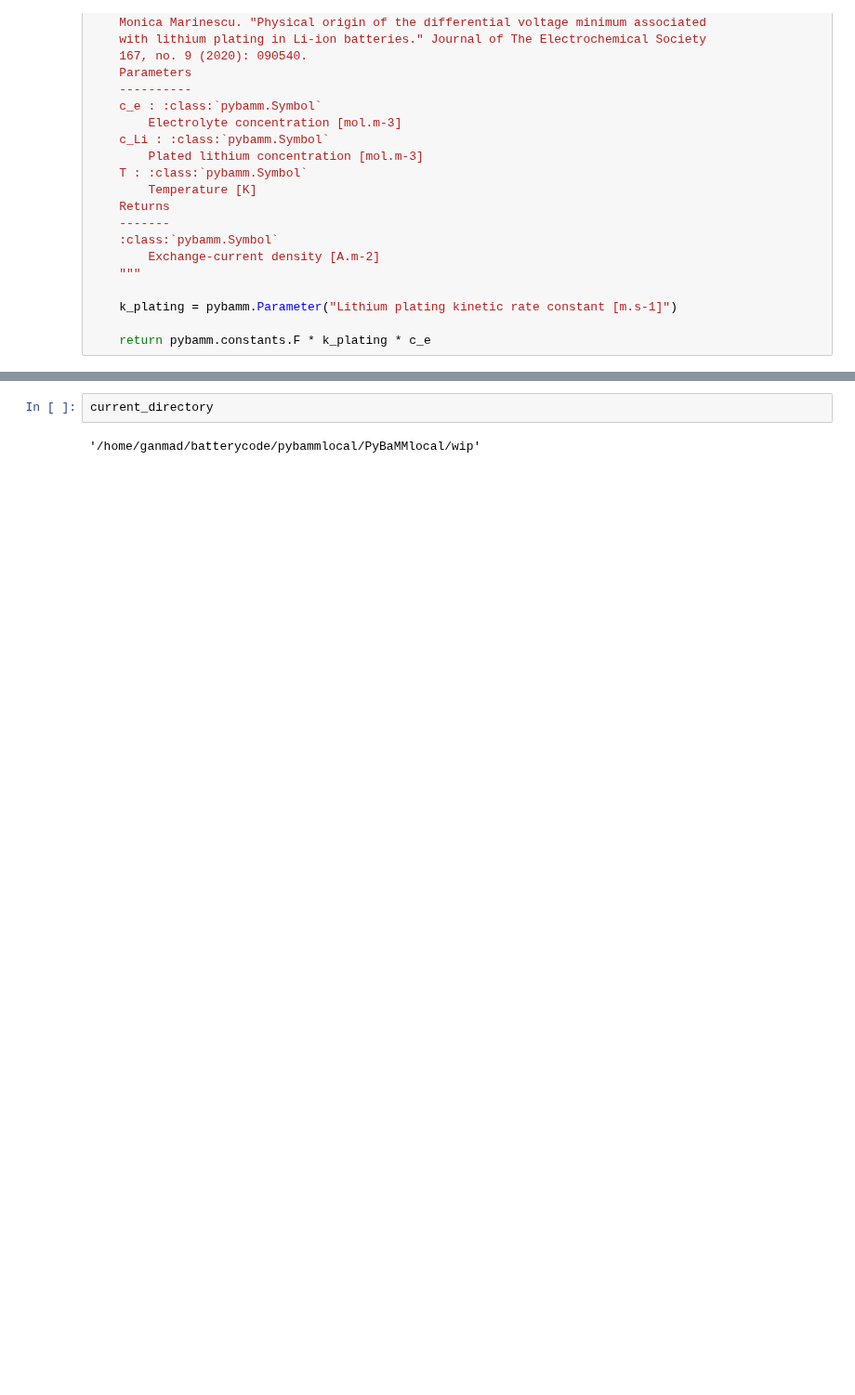
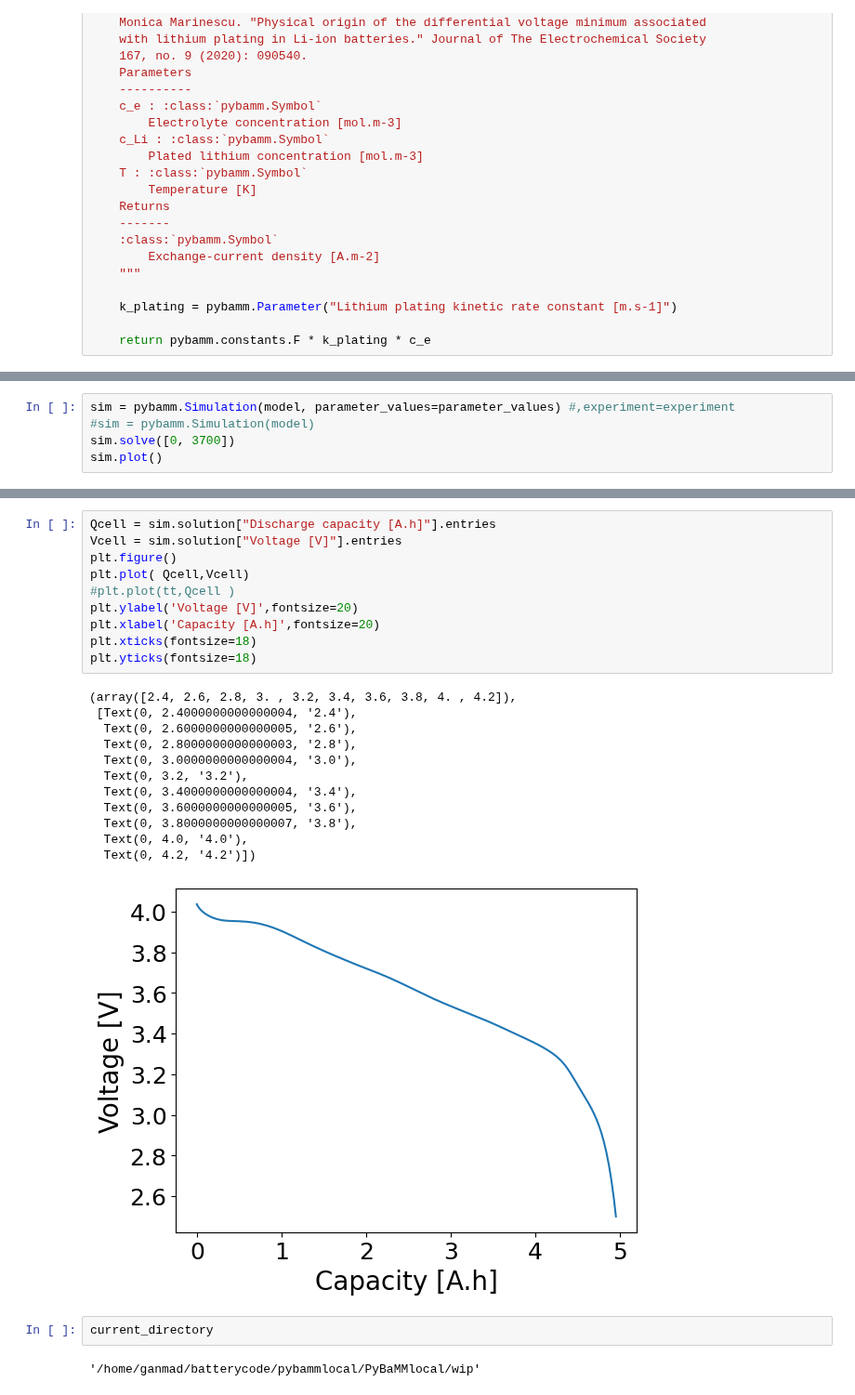
Before and after one commit to ganmadche/PyBaMMlocal, a Jupyter notebook: wip/ageingstudiesFI2025dfn.ipynb, the cells around one changed output, grey strips where cells are left out. Shown at 93% size. Cells and saved outputs as stored; diff of their text form; blank space fills up the shorter version.

```diff
--- a/wip/ageingstudiesFI2025dfn.ipynb
+++ b/wip/ageingstudiesFI2025dfn.ipynb
@@ -189,3 +191,8 @@ parameter_values.update({"Typical plated lithium concentration [mol.m-3]": 1000.
                         "Lithium plating kinetic rate constant [m.s-1]": 1e-09*0.0001,
                         "Lithium plating transfer coefficient": 0.65,
                         "Initial plated lithium concentration [mol.m-3]": 0.0,}, check_already_exists=False)
+# %%
+sim = pybamm.Simulation(model, parameter_values=parameter_values) #,experiment=experiment
+#sim = pybamm.Simulation(model)
+sim.solve([0, 3700])
+sim.plot()
@@ -192,3 +209,26 @@ parameter_values.update({"Typical plated lithium concentration [mol.m-3]": 1000.
+# %%
+Qcell = sim.solution["Discharge capacity [A.h]"].entries
+Vcell = sim.solution["Voltage [V]"].entries
+plt.figure()
+plt.plot( Qcell,Vcell)
+#plt.plot(tt,Qcell )
+plt.ylabel('Voltage [V]',fontsize=20)
+plt.xlabel('Capacity [A.h]',fontsize=20)
+plt.xticks(fontsize=18)
+plt.yticks(fontsize=18)
+# %% [output]
+(array([2.4, 2.6, 2.8, 3. , 3.2, 3.4, 3.6, 3.8, 4. , 4.2]),
+ [Text(0, 2.4000000000000004, '2.4'),
+  Text(0, 2.6000000000000005, '2.6'),
+  Text(0, 2.8000000000000003, '2.8'),
+  Text(0, 3.0000000000000004, '3.0'),
+  Text(0, 3.2, '3.2'),
+  Text(0, 3.4000000000000004, '3.4'),
+  Text(0, 3.6000000000000005, '3.6'),
+  Text(0, 3.8000000000000007, '3.8'),
+  Text(0, 4.0, '4.0'),
+  Text(0, 4.2, '4.2')])
+[figure, added]
 # %%
 current_directory
 # %% [output]
```
Also changed, not shown: parts of 25 cells of this notebook.
